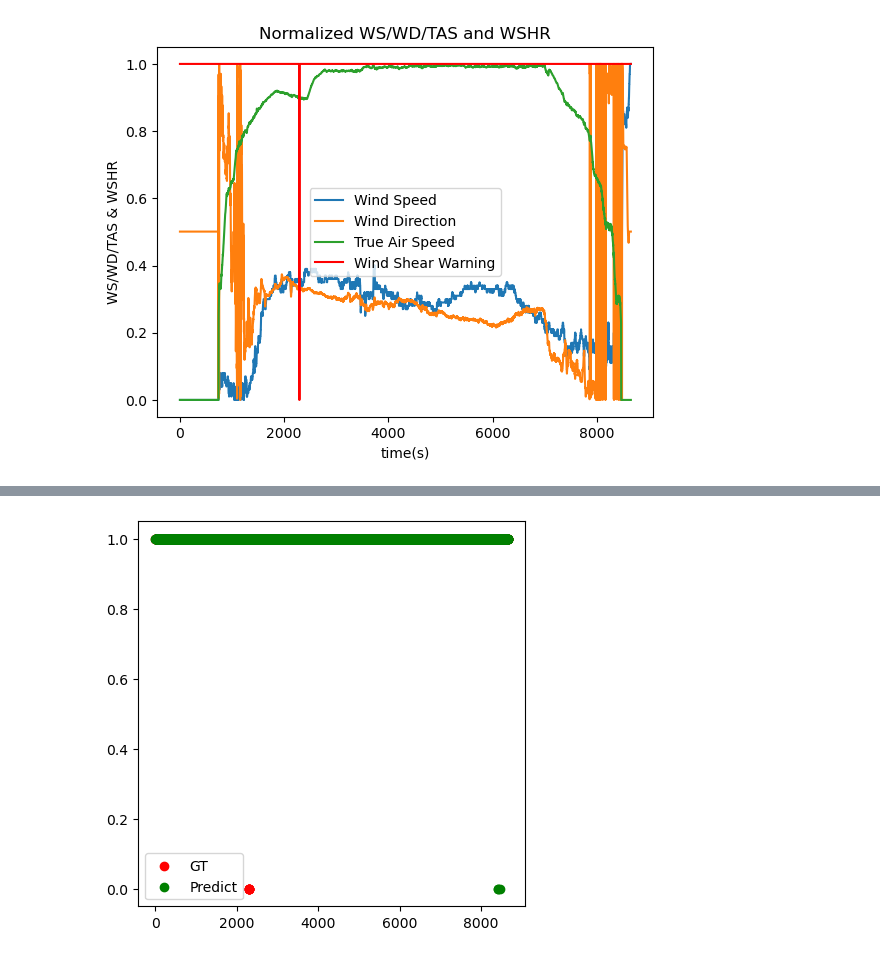
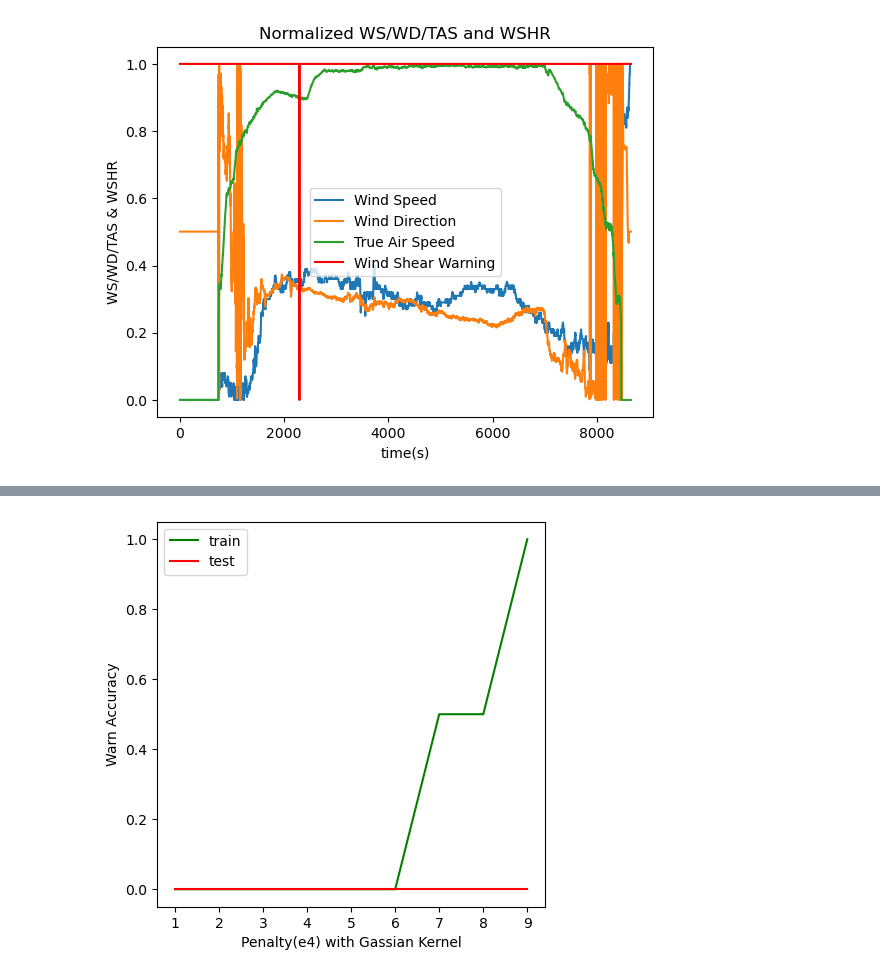
Before and after one commit to srt-uncertainty-wind/code, a Jupyter notebook: WSHRclassify_supervised.ipynb, the cells around one changed output, grey strips where cells are left out. Drawn from its saved outputs; the diff is of its cells as text; code cells hidden in the pictures.

Commit message:
all variables verified

```diff
--- a/WSHRclassify_supervised.ipynb
+++ b/WSHRclassify_supervised.ipynb
@@ -90,7 +166,6 @@ def dataConstruct(work_folder_path, work_mat_name):
 # %%
 # SVM 二分类
 import numpy as np
-from sklearn import datasets
 from sklearn.model_selection import train_test_split
 from sklearn.svm import SVC
 from sklearn.metrics import accuracy_score
@@ -110,24 +185,43 @@ poly & 1e10: 99.91% # 没有分类效果
 sigmoid & 1e2: 99.05% 没有分类效果
 '''
 
+# ===== 对WS, WD, TAS做SVM =====
+
 # 构建训练和测试数据集
 train_X, train_Y = dataConstruct(exception_folder_paths[3], os.listdir(exception_folder_paths[3])[2])
 test_X, test_Y = dataConstruct(exception_folder_paths[3], os.listdir(exception_folder_paths[3])[8])
 
-# model = SVC(C=1e10, kernel='rbf')  # 选择高斯核函数
-model = SVC(C=7e4, kernel='poly')  # 选择三次多项式核函数
-# model = SVC(C=1e2, kernel='sigmoid') # 选择sigmoid核函数
-model.fit(train_X, train_Y)
+train_warn_GT_list = [938, 939, 940, 941, 942, 943]
+test_warn_GT_list = [2289, 2290, 2291, 2292, 2293, 2294, 2295]
+train_warn_pred_list, test_warn_pred_list = [], []
+for penalty in range(1, 10):
+    model = SVC(C=penalty*1e4, kernel='rbf')  # 选择高斯核函数
+    # model = SVC(C=7e4, kernel='poly')  # 选择三次多项式核函数
+    # model = SVC(C=1e2, kernel='sigmoid') # 选择sigmoid核函数
+    model.fit(train_X, train_Y)
+    Y_pred = model.predict(train_X)
+    # for i in train_warn_GT_list:
+    #     print(train_Y[i], Y_pred[i])
+    train_warn_pred_list.append(1 - sum(Y_pred[train_warn_GT_list])/len(train_warn_GT_list))
 
-# 在测试集上进行预测
-Y_pred = model.predict(test_X)
+    # 在测试集上进行预测
+    Y_pred = model.predict(test_X)
+    # for i in test_warn_GT_list:
+    #     print(test_Y[i], Y_pred[i])
+    test_warn_pred_list.append(1 - sum(Y_pred[test_warn_GT_list])/len(test_warn_GT_list))
 
-for i in [2289, 2290, 2291, 2292, 2293, 2294, 2295]:
-    print(test_Y[i], Y_pred[i])
+    # 计算准确率
+    accuracy = accuracy_score(test_Y, Y_pred)
+    print("Accuracy: {:.2f}%".format(accuracy * 100))
 
-# 计算准确率
-accuracy = accuracy_score(test_Y, Y_pred)
-print("Accuracy: {:.2f}%".format(accuracy * 100))
+# 拟合表现可视化
+plt.figure(figsize=(5, 5))
+plt.plot(range(1, 10), train_warn_pred_list, 'g-', label='train')
+plt.plot(range(1, 10), test_warn_pred_list, 'r-', label='test')
+plt.xlabel('Penalty(e4) with Gassian Kernel')
+plt.ylabel('Warn Accuracy')
+plt.legend()
+plt.show()
 
 # 绘制真实-预测散点图
 plt.figure(figsize=(5, 5))
@@ -135,4 +229,42 @@ plt.scatter(range(len(test_Y)), test_Y, c='red', label='GT')
 plt.scatter(range(len(Y_pred)), Y_pred, c='green', label='Predict')
 plt.legend()
 plt.show()
+
+# ===== 对全变量做SVM =====
+
+# 构建训练和测试数据集
+train_X, train_Y = dataConstruct(exception_folder_paths[3], os.listdir(exception_folder_paths[3])[2], is_all_variable=True)
+test_X, test_Y = dataConstruct(exception_folder_paths[3], os.listdir(exception_folder_paths[3])[8], is_all_variable=True)
+
+train_warn_GT_list = [938, 939, 940, 941, 942, 943]
+test_warn_GT_list = [2289, 2290, 2291, 2292, 2293, 2294, 2295]
+train_warn_pred_list, test_warn_pred_list = [], []
+for penalty in range(1, 10):
+    model = SVC(C=penalty*1e6, kernel='rbf')  # 选择高斯核函数
+    # model = SVC(C=7e4, kernel='poly')  # 选择三次多项式核函数
+    # model = SVC(C=1e2, kernel='sigmoid') # 选择sigmoid核函数
+    model.fit(train_X, train_Y)
+    Y_pred = model.predict(train_X)
+    # for i in train_warn_GT_list:
+    #     print(train_Y[i], Y_pred[i])
+    train_warn_pred_list.append(1 - sum(Y_pred[train_warn_GT_list])/len(train_warn_GT_list))
+
+    # 在测试集上进行预测
+    Y_pred = model.predict(test_X)
+    # for i in test_warn_GT_list:
+    #     print(test_Y[i], Y_pred[i])
+    test_warn_pred_list.append(1 - sum(Y_pred[test_warn_GT_list])/len(test_warn_GT_list))
+
+    # 计算准确率
+    accuracy = accuracy_score(test_Y, Y_pred)
+    print("Accuracy: {:.2f}%".format(accuracy * 100))
+
+# 拟合表现可视化
+plt.figure(figsize=(5, 5))
+plt.plot(range(1, 10), train_warn_pred_list, 'g-', label='train')
+plt.plot(range(1, 10), test_warn_pred_list, 'r-', label='test')
+plt.xlabel('Penalty(e6) with Gassian Kernel')
+plt.ylabel('Warn Accuracy')
+plt.legend()
+plt.show()
 # %% [output]
@@ -153 +286 @@ Accuracy: 99.88%
-[figure, old version]
+[figure, new version]
```
Also changed, not shown: parts of 4 cells of this notebook, 1 other file.
